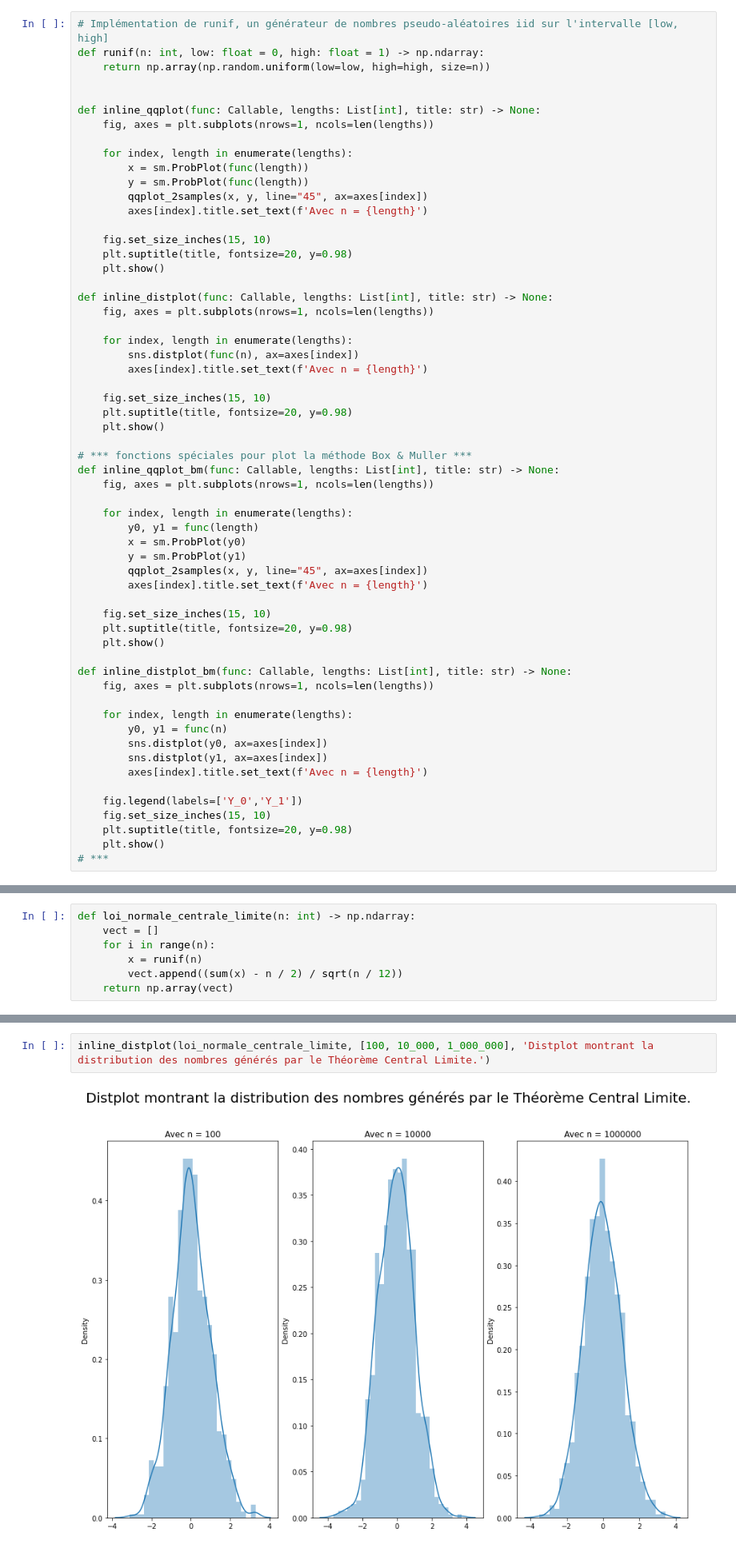
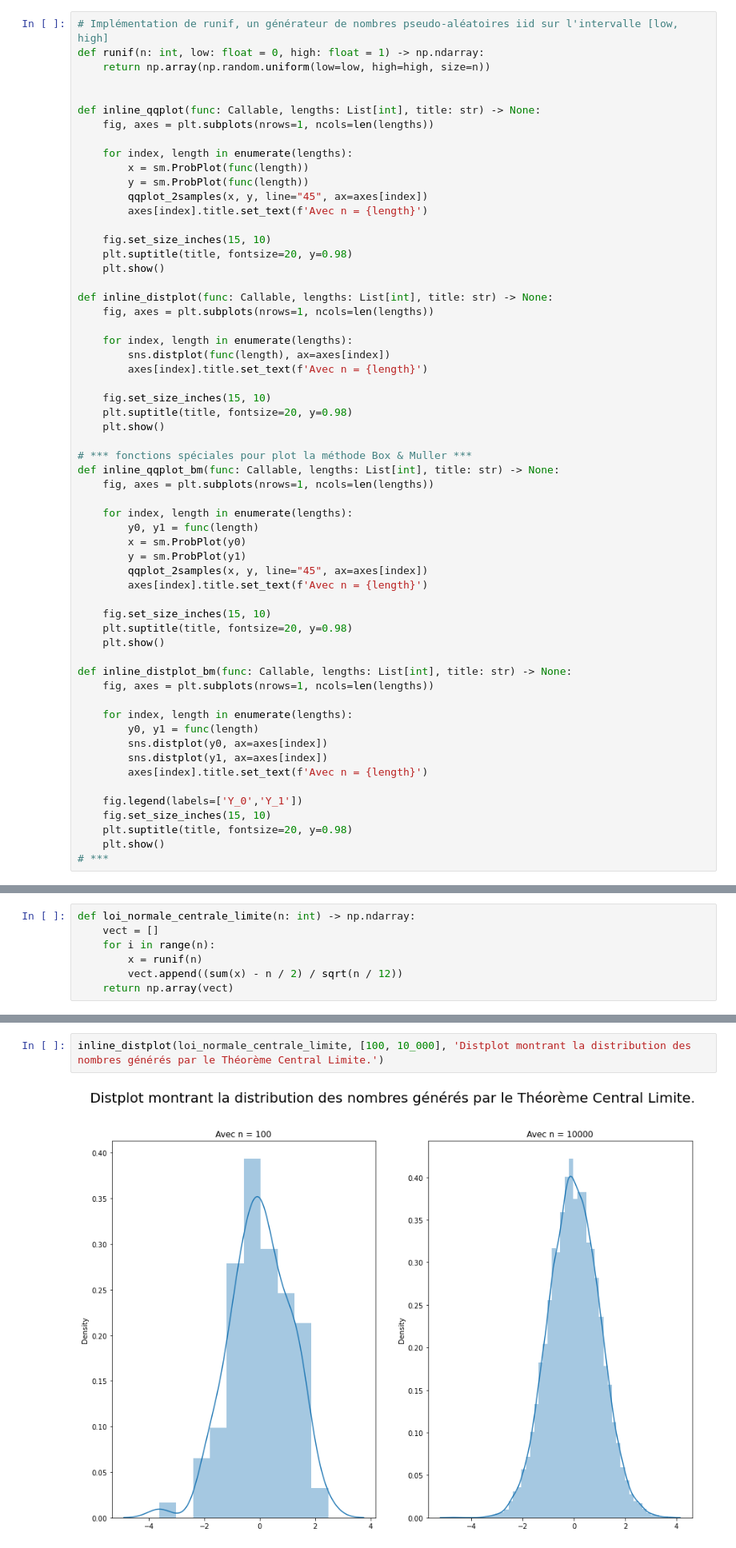
Before and after one commit to maxime-bc/PGC-GVA-TP1-Generateurs, a Jupyter notebook: TP2_Lois_de_probabilité.ipynb, the cells around one changed output, grey strips where cells are left out. Shown: that part at 80% size. Saved outputs shown, nothing was run; the diff lists cells and outputs as text.

```diff
--- a/TP2_Lois_de_probabilité.ipynb
+++ b/TP2_Lois_de_probabilité.ipynb
@@ -50,7 +62,7 @@ def inline_distplot(func: Callable, lengths: List[int], title: str) -> None:
     fig, axes = plt.subplots(nrows=1, ncols=len(lengths))
 
     for index, length in enumerate(lengths):
-        sns.distplot(func(n), ax=axes[index])
+        sns.distplot(func(length), ax=axes[index])
         axes[index].title.set_text(f'Avec n = {length}')
 
     fig.set_size_inches(15, 10)
@@ -76,7 +88,7 @@ def inline_distplot_bm(func: Callable, lengths: List[int], title: str) -> None:
     fig, axes = plt.subplots(nrows=1, ncols=len(lengths))
 
     for index, length in enumerate(lengths):
-        y0, y1 = func(n)
+        y0, y1 = func(length)
         sns.distplot(y0, ax=axes[index])
         sns.distplot(y1, ax=axes[index])
         axes[index].title.set_text(f'Avec n = {length}')
@@ -135,4 +147,4 @@ inline_qqplot(loi_normale_centrale_limite, [100, 10_000, 1_000_000], 'QQplot mon
 # %%
-inline_distplot(loi_normale_centrale_limite, [100, 10_000, 1_000_000], 'Distplot montrant la distribution des nombres générés par le Théorème Central Limite.')
+inline_distplot(loi_normale_centrale_limite, [100, 10_000], 'Distplot montrant la distribution des nombres générés par le Théorème Central Limite.')
 # %% [output]
-[figure, old version]
+[figure, new version]
```
Also changed, not shown: parts of 23 cells of this notebook.
